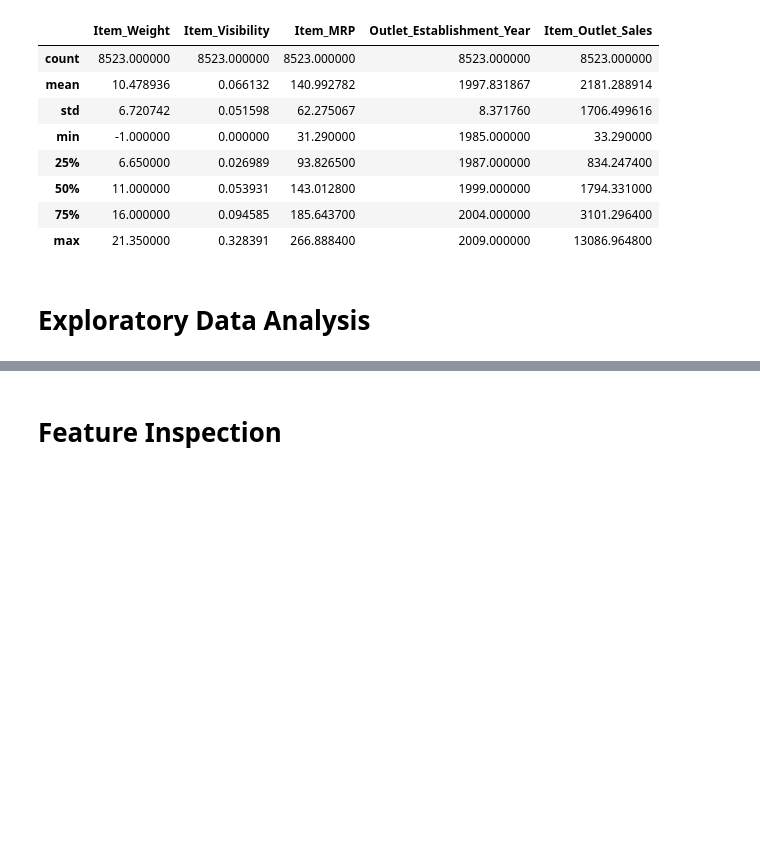
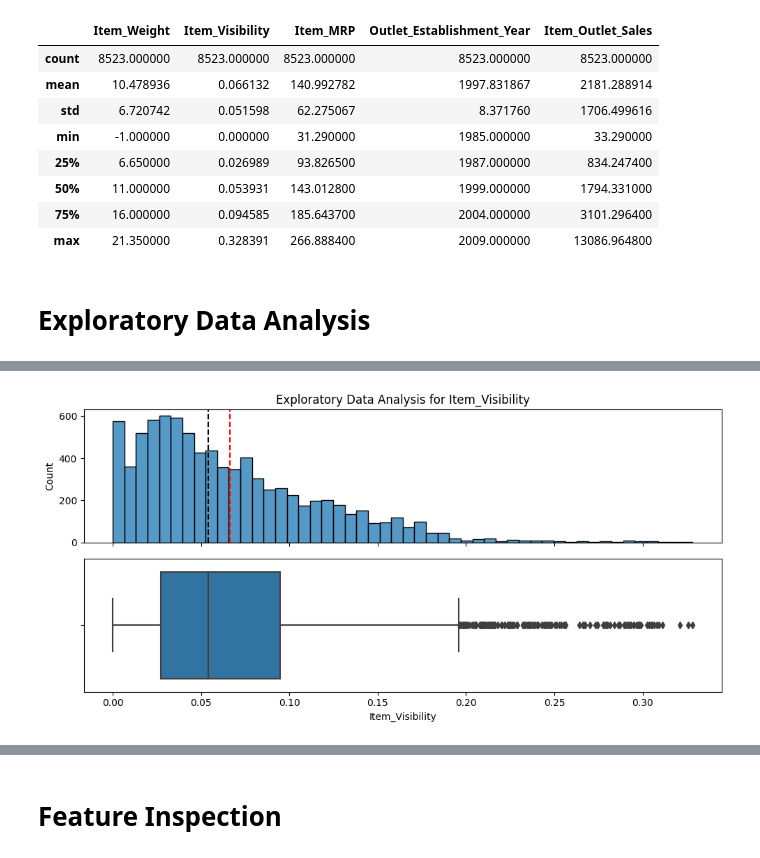
Before and after one commit to GyaviWalls/Prediction-of-Product-Sales, a Jupyter notebook: Prediction_of_Product_Sales.ipynb, the cells around one changed output, grey strips where cells are left out. Drawn from its saved outputs; the diff is of its cells as text; code cells hidden in the pictures; blank space fills up the shorter version.

```diff
--- a/Prediction_of_Product_Sales.ipynb
+++ b/Prediction_of_Product_Sales.ipynb
@@ -363,0 +327,4 @@ def cat_plot(df, col):
+# %%
+plot_hist_and_box(sales_df, numer_cols[1])
+# %% [output]
+[figure, added]
```
Also changed, not shown: parts of 21 cells of this notebook.
